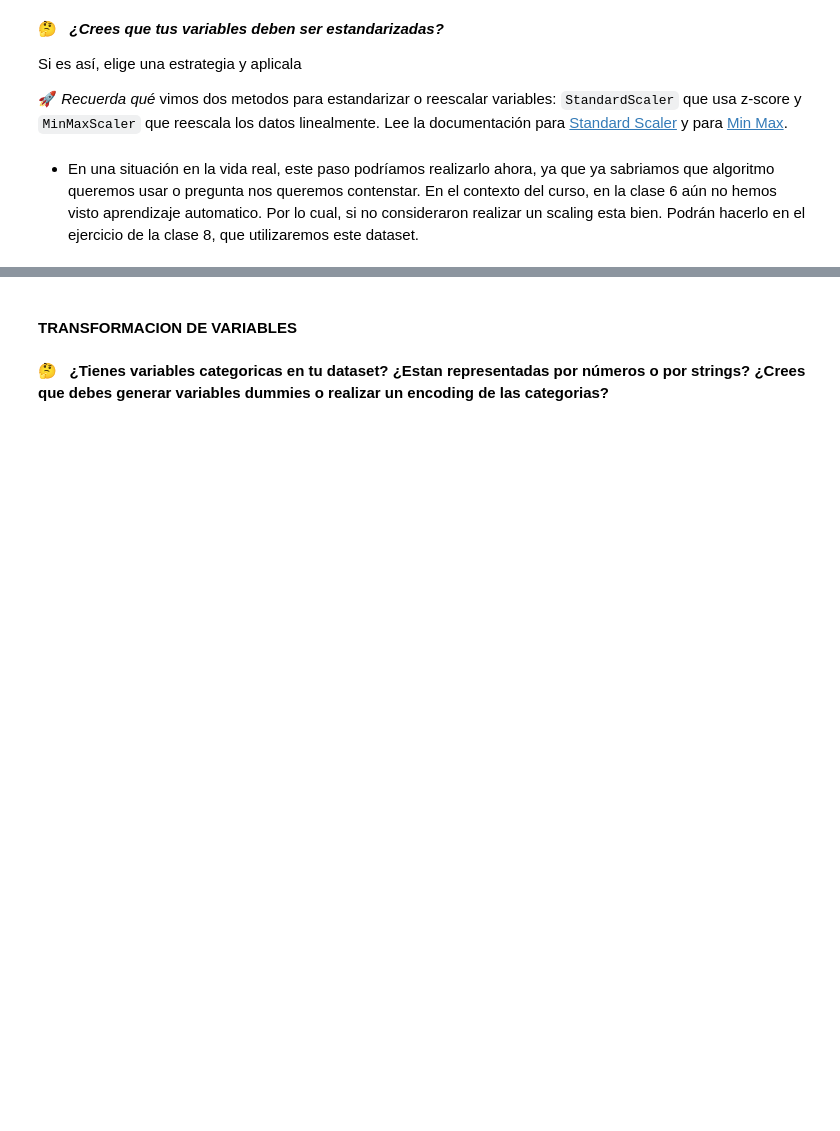
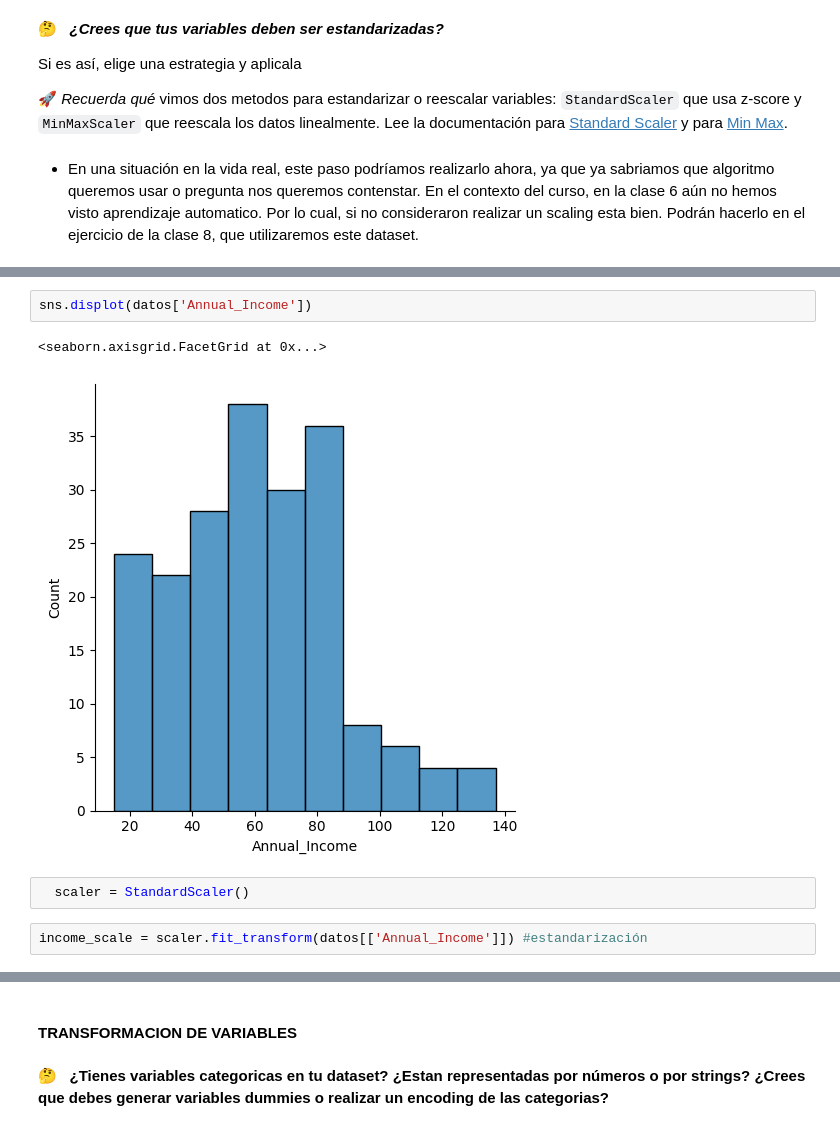
Before and after one commit to antonellafontanetto/DataScience, a Jupyter notebook: Notebook_13.ipynb, the cells around one changed output, grey strips where cells are left out. Drawn from its saved outputs; the diff is of its cells as text; blank space fills up the shorter version.

```diff
--- a/Notebook_13.ipynb
+++ b/Notebook_13.ipynb
@@ -26,0 +76,9 @@ Si es así, elige una estrategia y aplicala
+# %%
+sns.displot(datos['Annual_Income'])
+# %% [output]
+<seaborn.axisgrid.FacetGrid at 0x...>
+[figure, added]
+# %%
+  scaler = StandardScaler()
+# %%
+income_scale = scaler.fit_transform(datos[['Annual_Income']]) #estandarización
```
Also changed, not shown: parts of 13 cells of this notebook.
